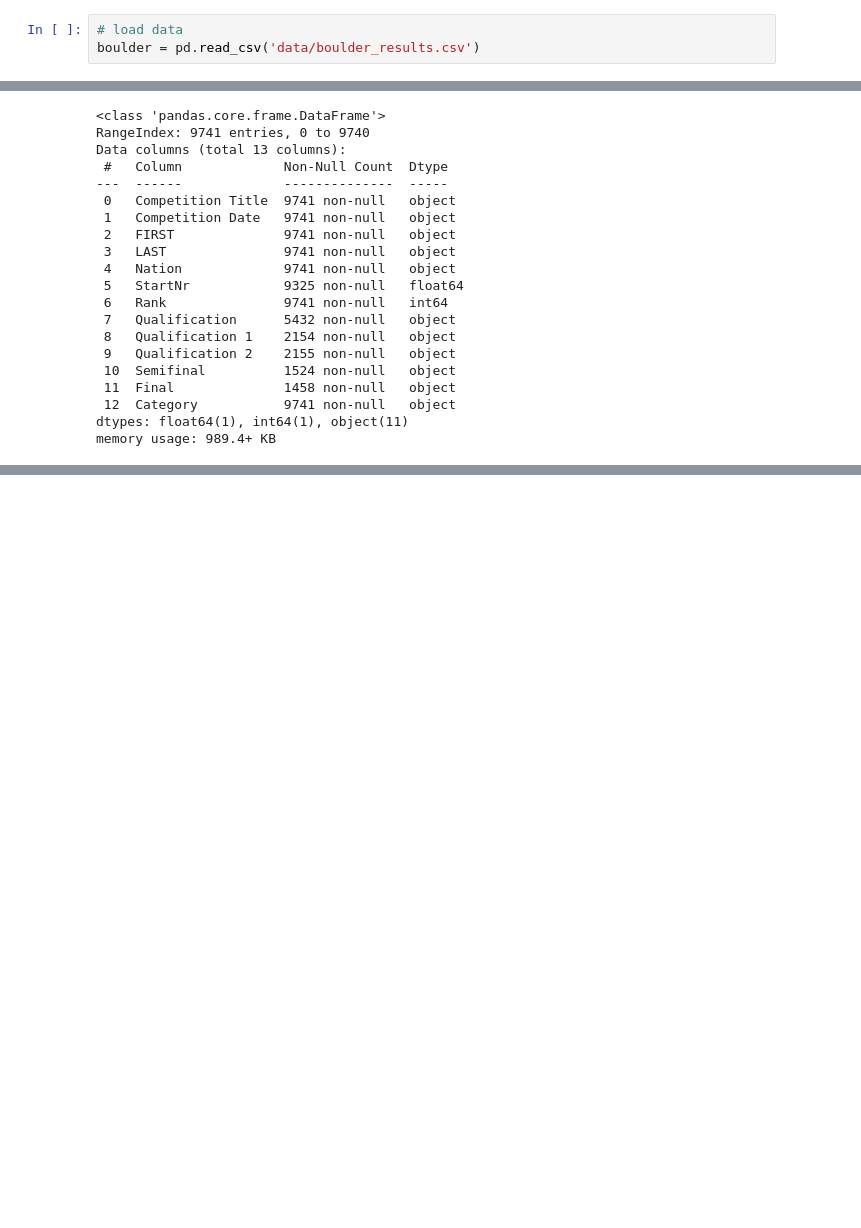
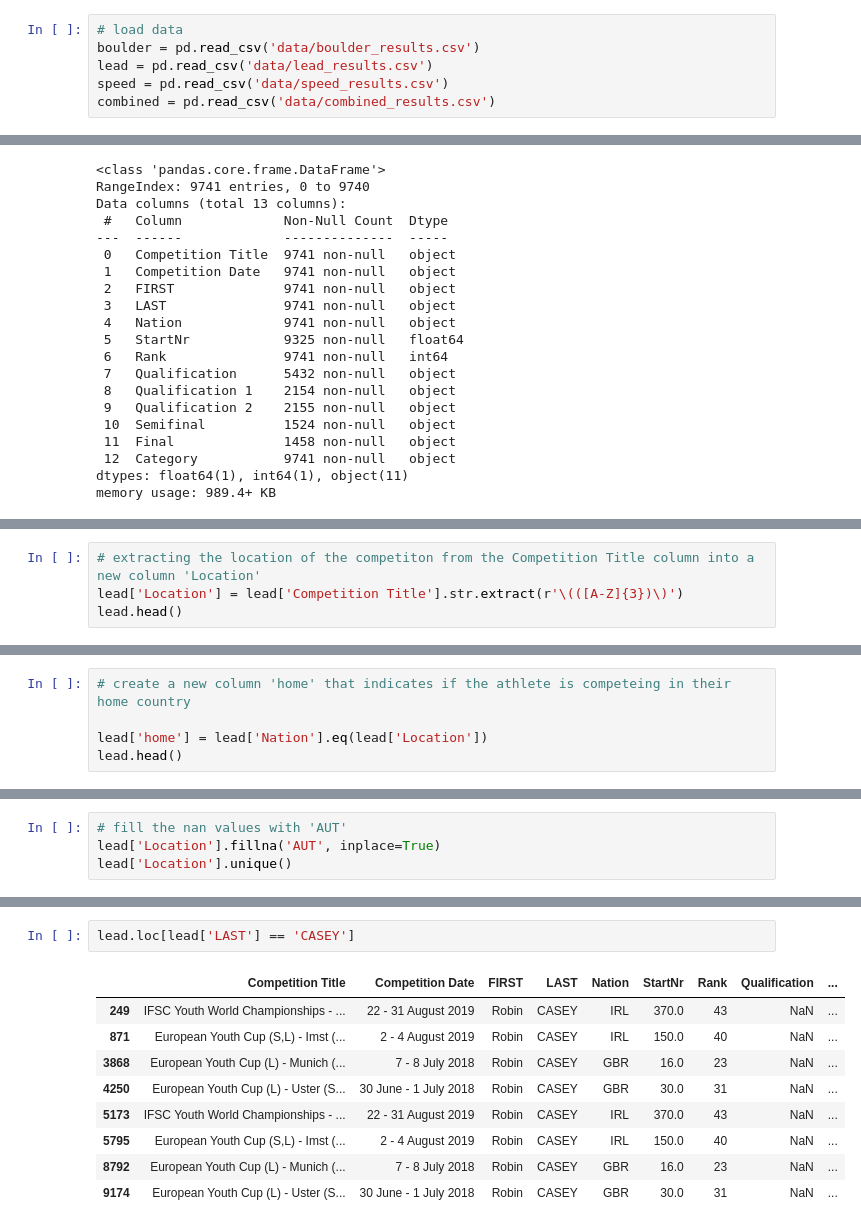
Before and after one commit to chendub/Springboard, a Jupyter notebook: IFSC/data_wrangling.ipynb, the cells around one changed output, grey strips where cells are left out. Cells and saved outputs as stored; diff of their text form; blank space fills up the shorter version.

```diff
--- a/IFSC/data_wrangling.ipynb
+++ b/IFSC/data_wrangling.ipynb
@@ -6,3 +6,6 @@ import matplotlib.pyplot as plt
 # %%
 # load data
 boulder = pd.read_csv('data/boulder_results.csv')
+lead = pd.read_csv('data/lead_results.csv')
+speed = pd.read_csv('data/speed_results.csv')
+combined = pd.read_csv('data/combined_results.csv')
@@ -175,0 +339,4 @@ plt.subplots_adjust(wspace=0.5)
+# %%
+# extracting the location of the competiton from the Competition Title column into a new column 'Location'
+lead['Location'] = lead['Competition Title'].str.extract(r'\(([A-Z]{3})\)')
+lead.head()
@@ -175,0 +350,5 @@ plt.subplots_adjust(wspace=0.5)
+# %%
+# create a new column 'home' that indicates if the athlete is competeing in their home country
+
+lead['home'] = lead['Nation'].eq(lead['Location'])
+lead.head()
@@ -175,0 +406,4 @@ plt.subplots_adjust(wspace=0.5)
+# %%
+# fill the nan values with 'AUT'
+lead['Location'].fillna('AUT', inplace=True)
+lead['Location'].unique()
@@ -175,0 +456,12 @@ plt.subplots_adjust(wspace=0.5)
+# %%
+lead.loc[lead['LAST'] == 'CASEY']
+# %% [output]
+|  | Competition Title | Competition Date | FIRST | LAST | Nation | StartNr | Rank | Qualification | ... |
+| 249 | IFSC Youth World Championships - ... | 22 - 31 August 2019 | Robin | CASEY | IRL | 370.0 | 43 | NaN | ... |
+| 871 | European Youth Cup (S,L) - Imst (... | 2 - 4 August 2019 | Robin | CASEY | IRL | 150.0 | 40 | NaN | ... |
+| 3868 | European Youth Cup (L) - Munich (... | 7 - 8 July 2018 | Robin | CASEY | GBR | 16.0 | 23 | NaN | ... |
+| 4250 | European Youth Cup (L) - Uster (S... | 30 June - 1 July 2018 | Robin | CASEY | GBR | 30.0 | 31 | NaN | ... |
+| 5173 | IFSC Youth World Championships - ... | 22 - 31 August 2019 | Robin | CASEY | IRL | 370.0 | 43 | NaN | ... |
+| 5795 | European Youth Cup (S,L) - Imst (... | 2 - 4 August 2019 | Robin | CASEY | IRL | 150.0 | 40 | NaN | ... |
+| 8792 | European Youth Cup (L) - Munich (... | 7 - 8 July 2018 | Robin | CASEY | GBR | 16.0 | 23 | NaN | ... |
+| 9174 | European Youth Cup (L) - Uster (S... | 30 June - 1 July 2018 | Robin | CASEY | GBR | 30.0 | 31 | NaN | ... |
```
Also changed, not shown: parts of 93 cells of this notebook.
